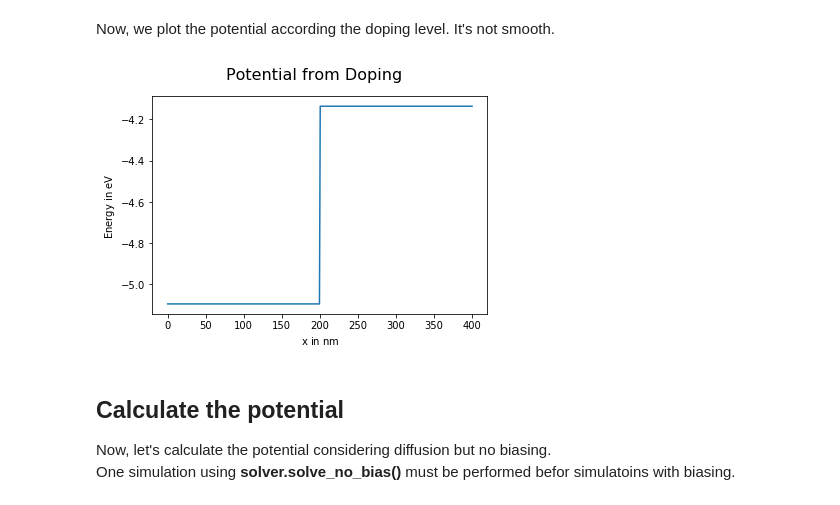
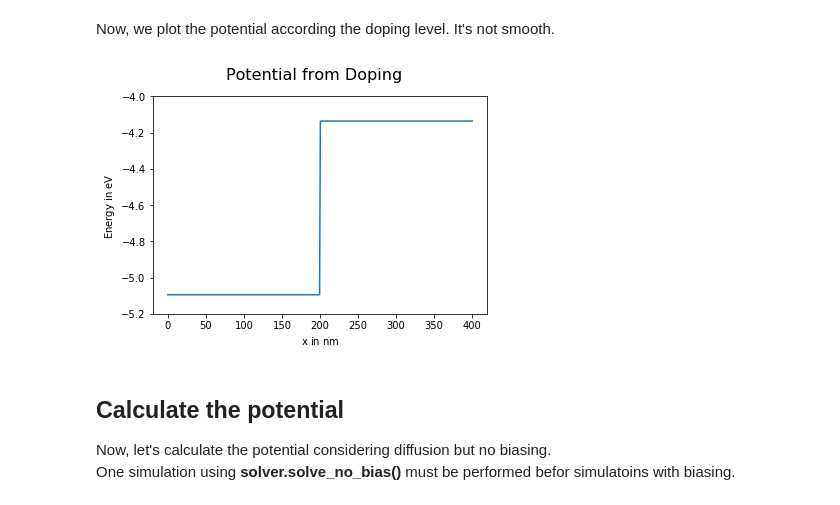
Before and after one commit to pabele/synumses, a Jupyter notebook: examples/jupyter/01_Diode/01_pn_homo_junction_Si.ipynb, the cells around one changed output. Saved outputs shown, nothing was run; the diff lists cells and outputs as text; code cells hidden in the pictures.

```diff
--- a/examples/jupyter/01_Diode/01_pn_homo_junction_Si.ipynb
+++ b/examples/jupyter/01_Diode/01_pn_homo_junction_Si.ipynb
@@ -99,14 +99,16 @@ Now, we plot the potential according the doping level. It's not smooth.
 # %%
 fig, axis = plt.subplots(1,1, sharey=True)
 fig.suptitle("Potential from Doping", fontsize=16)
 
 plt.xlabel(r"x in $\mathrm{nm}$")
 plt.ylabel(r"Energy in $\mathrm{eV}$")
 
 axis.plot(parameters.pos_x * 1E9, parameters.u[0::3])
+plt.ylim(-5.2, -4.0)
+plt.savefig("Potential_from_Doing.png")
 plt.show()
 # %% [output]
-[figure, old version]
+[figure, new version]
 # %% [markdown]
 ## Calculate the potential
 Now, let's calculate the potential considering diffusion but no biasing.<br>
```
Also changed, not shown: parts of 4 cells of this notebook, 25 other files.
